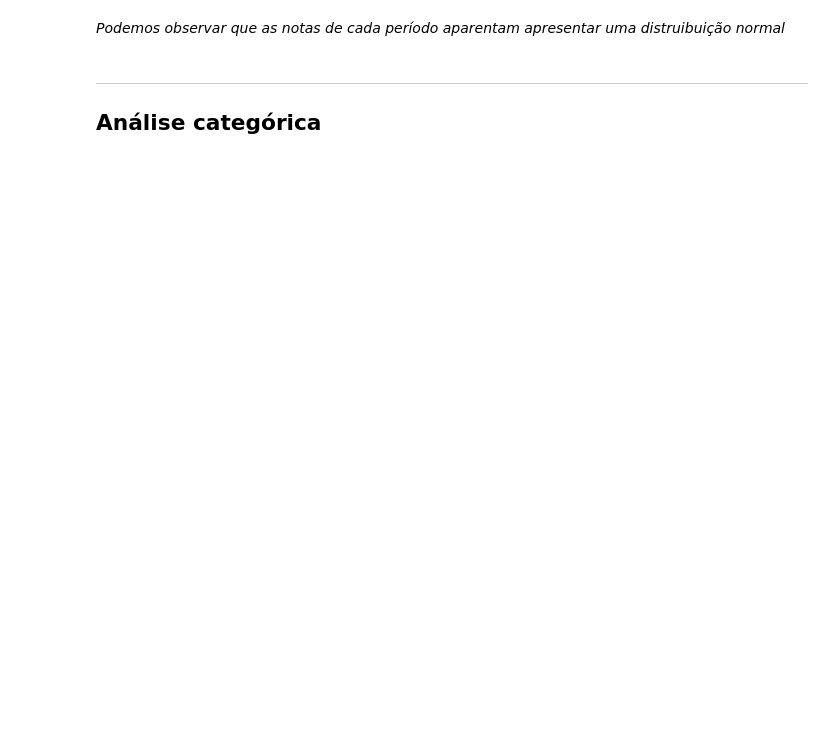
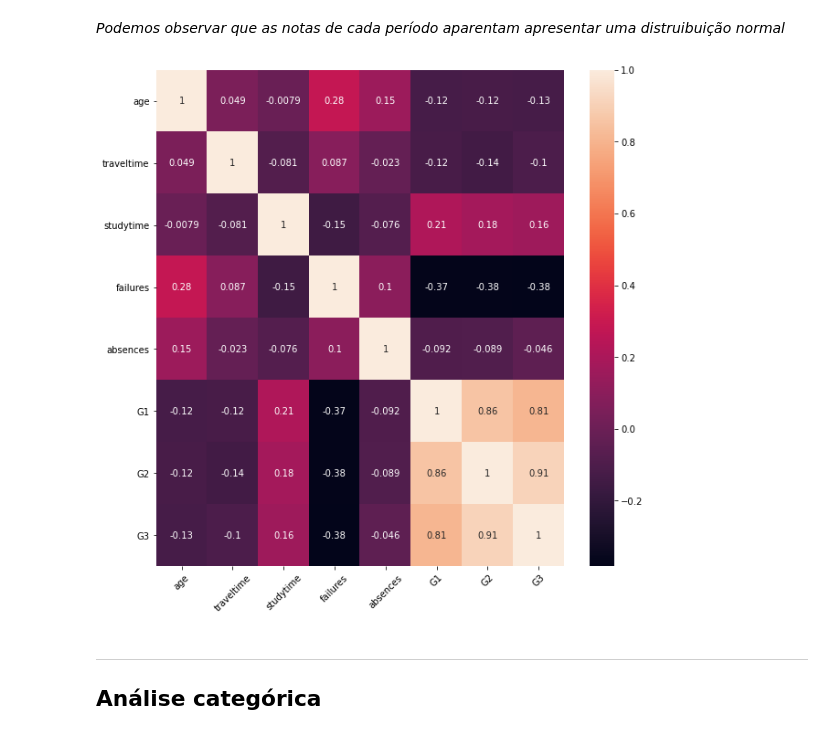
Before and after one commit to Lahiry/C.R.I.N.G.E.Y., a Jupyter notebook: Projeto2.ipynb, the cells around one changed output. Cells and saved outputs as stored; diff of their text form; code cells hidden in the pictures; blank space fills up the shorter version.

```diff
--- a/Projeto2.ipynb
+++ b/Projeto2.ipynb
@@ -148,10 +145,13 @@ Index(['school', 'sex', 'address', 'famsize', 'Pstatus', 'Mjob', 'Fjob',
 *Devido ao fato de algumas features apresentarem dados categóricos em forma de números, transformaremos-as em categorias:*
 # %%
 # Identificando variáveis númericas que na verdade são categóricas
-num_to_cat = ['Medu','Fedu','famrel','freetime','goout','freetime','Dalc','Walc','health',]
+num_to_cat = ['Medu','Fedu','famrel','freetime','goout','freetime','Dalc','Walc','health','subject']
 
 for column in num_to_cat:
     data[column] = data[column].astype('category')
+
+for column in cat_data:
+    data[column] = data[column].astype('category')
 # %%
 # Associando novamente os tipos de variáveis
 num_data = data.select_dtypes(include=[np.number]).columns
@@ -243,9 +227,13 @@ for i in enumerate(num_data):
 *Podemos observar que as notas de cada período aparentam apresentar uma distruibuição normal*
 # %%
 # Calcularemos as correlações das variáveis númericas. Utilizaremos um heatmap para podermos ter uma visualização melhor
-print(data.corr())
-sns.heatmap(data.corr())
+plt.figure(figsize=(10,10))
+sns.heatmap(data.corr(), annot=True)
+plt.xticks(rotation=45)
+plt.yticks(rotation=0)
 plt.show()
+# %% [output]
+[figure, added]
 # %% [markdown]
 ___
 ## Análise categórica
```
Also changed, not shown: parts of 22 cells of this notebook.
